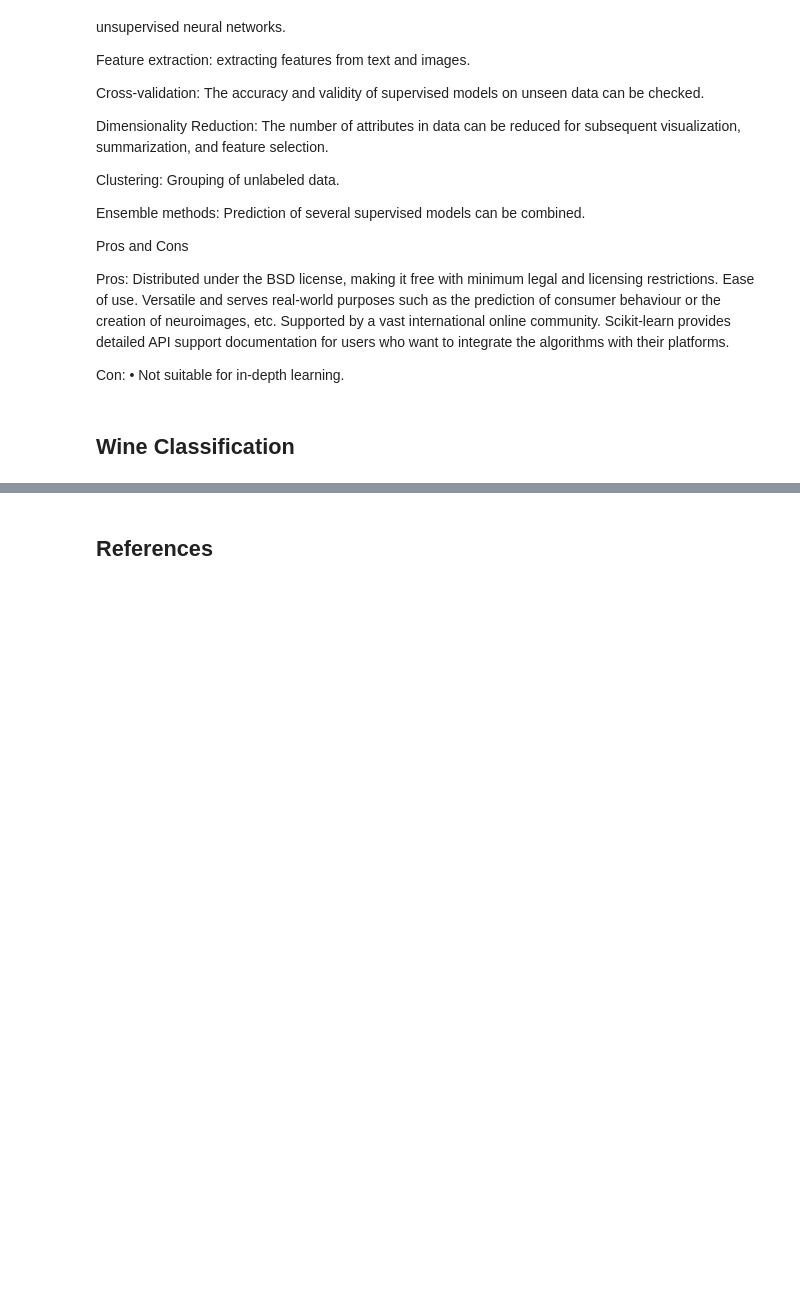
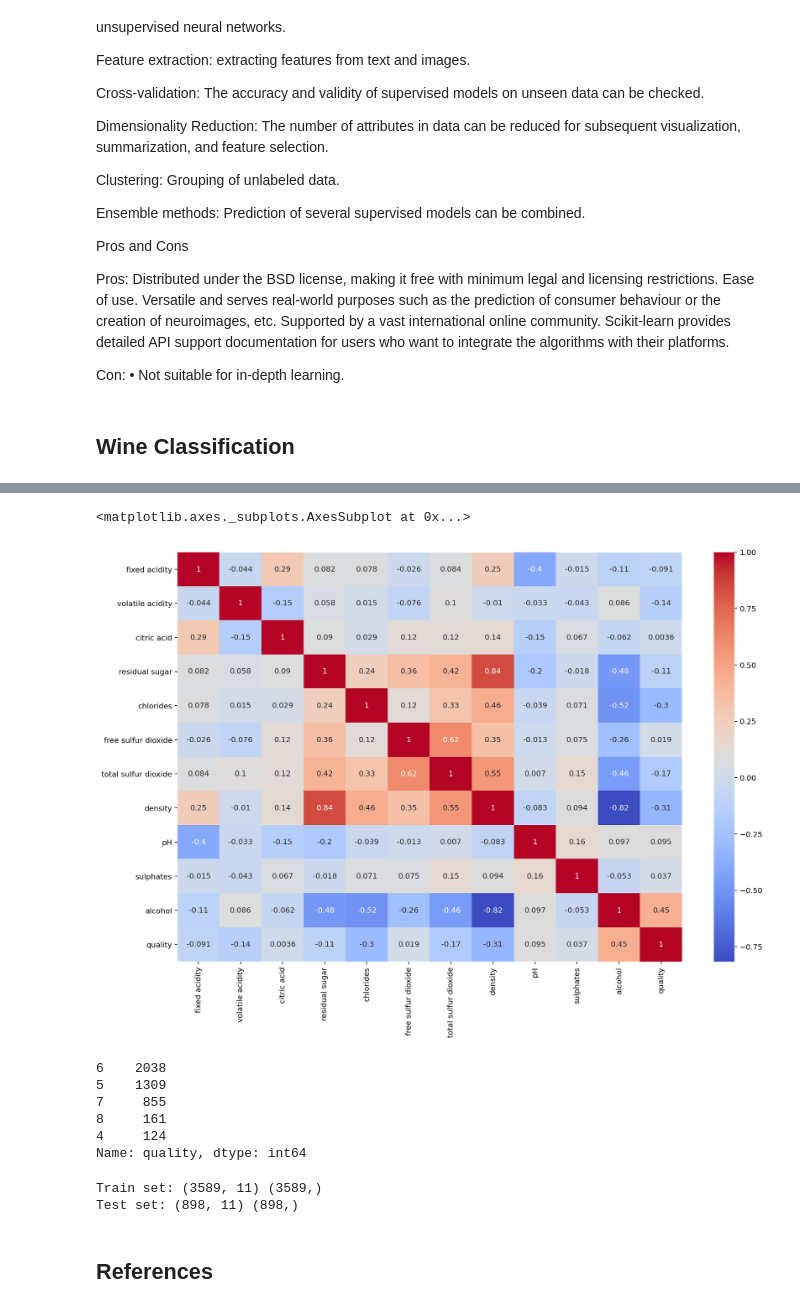
Before and after one commit to Munster2020/HDIP_CSDA_COMP08055, a Jupyter notebook: scikit-learn.ipynb, the cells around one changed output, grey strips where cells are left out. Saved outputs shown, nothing was run; the diff lists cells and outputs as text; code cells hidden in the pictures; blank space fills up the shorter version.

```diff
--- a/scikit-learn.ipynb
+++ b/scikit-learn.ipynb
@@ -73,0 +155,15 @@ FileNotFoundError: [Errno 2] File winequality-white.csv does not exist: 'winequa
+# %%
+plt.subplots(figsize=(15,10))
+sns.heatmap(df.corr(), annot=True, cmap='coolwarm')
+# %% [output]
+<matplotlib.axes._subplots.AxesSubplot at 0x...>
+[figure, added]
+# %%
+df['quality'].value_counts()
+# %% [output]
+6    2038
+5    1309
+7     855
+8     161
+4     124
+Name: quality, dtype: int64
@@ -74,3 +180,11 @@ FileNotFoundError: [Errno 2] File winequality-white.csv does not exist: 'winequa
+# %%
+from sklearn.model_selection import train_test_split
+X_train, X_test, y_train, y_test = train_test_split (X,y,test_size=0.2, random_state=0)
+print ('Train set:',X_train.shape, y_train.shape)
+print ('Test set:',X_test.shape, y_test.shape)
+# %% [output]
+Train set: (3589, 11) (3589,)
+Test set: (898, 11) (898,)
 # %% [markdown]
 ## References
 # %% [markdown]
```
Also changed, not shown: parts of 10 cells of this notebook, 1 other file.
